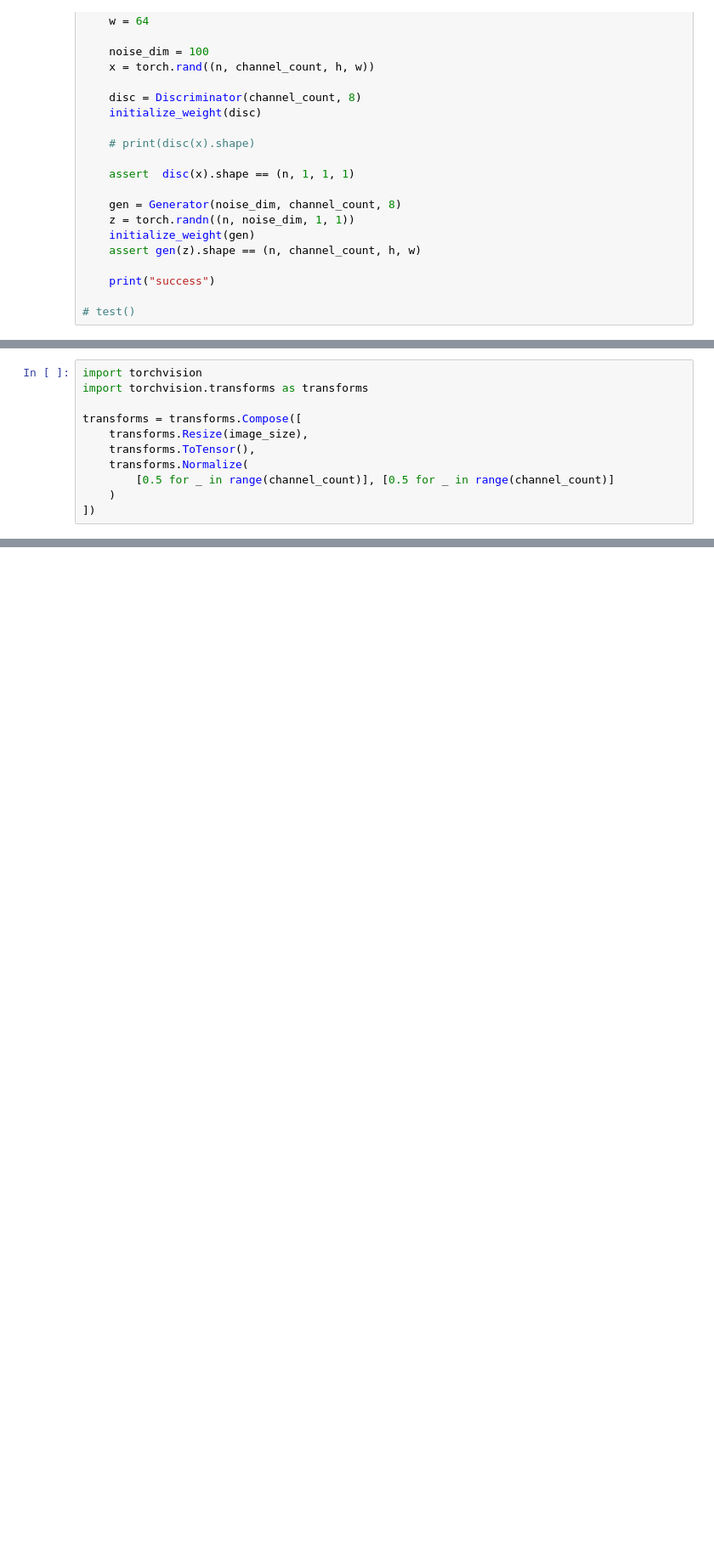
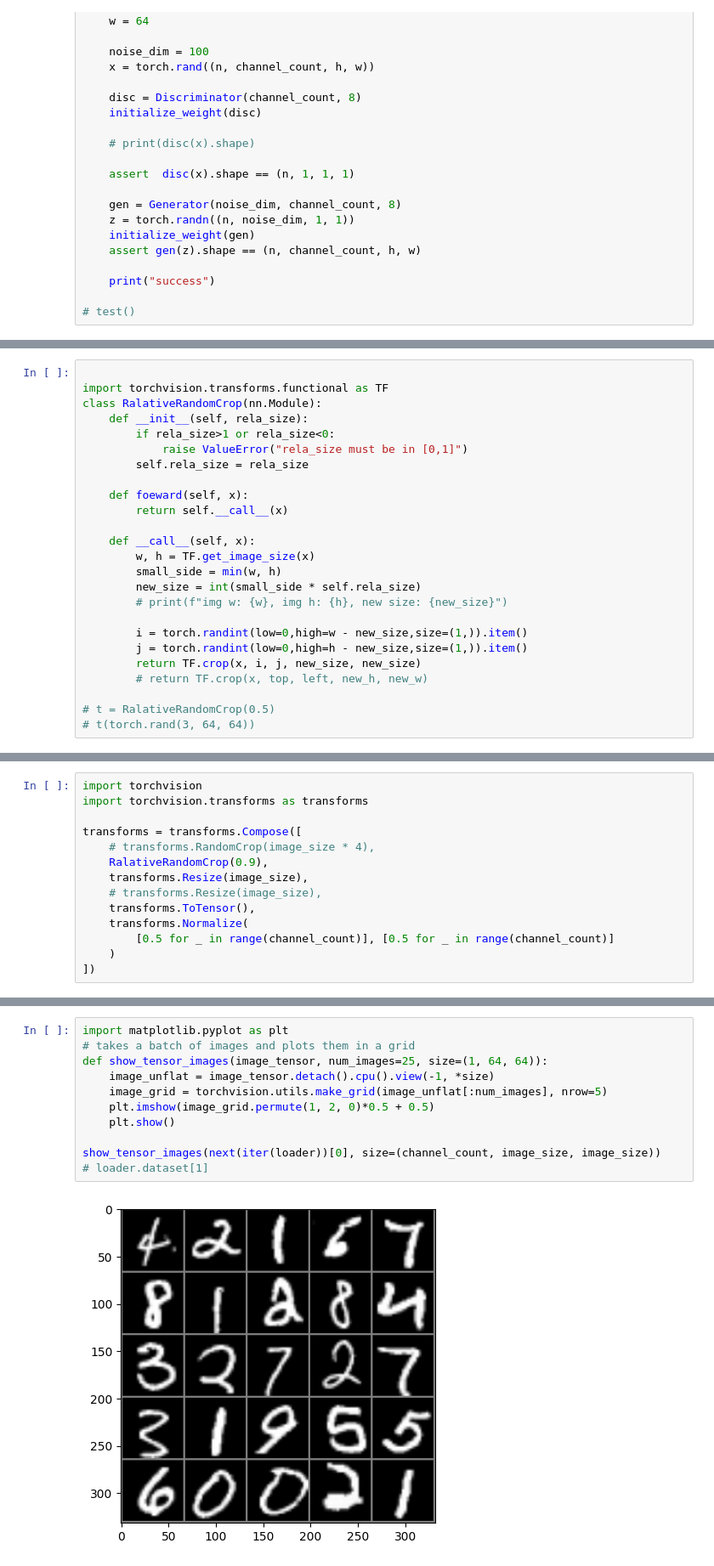
Before and after one commit to NaNnoda/NIMP, a Jupyter notebook: DCGAN.ipynb, the cells around one changed output, grey strips where cells are left out. Shown at 85% size. Cells and saved outputs as stored; diff of their text form; blank space fills up the shorter version.

```diff
--- a/DCGAN.ipynb
+++ b/DCGAN.ipynb
@@ -133,3 +135,28 @@ def test():
+# %%
+
+import torchvision.transforms.functional as TF
+class RalativeRandomCrop(nn.Module):
+    def __init__(self, rela_size):
+        if rela_size>1 or rela_size<0:
+            raise ValueError("rela_size must be in [0,1]")
+        self.rela_size = rela_size
+
+    def foeward(self, x):
+        return self.__call__(x)
+
+    def __call__(self, x):
+        w, h = TF.get_image_size(x)
+        small_side = min(w, h)
+        new_size = int(small_side * self.rela_size)
+        # print(f"img w: {w}, img h: {h}, new size: {new_size}")
+
+        i = torch.randint(low=0,high=w - new_size,size=(1,)).item()
+        j = torch.randint(low=0,high=h - new_size,size=(1,)).item()
+        return TF.crop(x, i, j, new_size, new_size)
+        # return TF.crop(x, top, left, new_h, new_w)
+
+# t = RalativeRandomCrop(0.5)
+# t(torch.rand(3, 64, 64))
 # %%
 device = torch.device("cuda" if torch.cuda.is_available() else "cpu")
 
@@ -146,7 +174,10 @@ import torchvision
 import torchvision.transforms as transforms
 
 transforms = transforms.Compose([
+    # transforms.RandomCrop(image_size * 4),
+    RalativeRandomCrop(0.9),
     transforms.Resize(image_size),
+    # transforms.Resize(image_size),
     transforms.ToTensor(),
     transforms.Normalize(
         [0.5 for _ in range(channel_count)], [0.5 for _ in range(channel_count)]
@@ -155 +203,14 @@ transforms = transforms.Compose([
+# %%
+import matplotlib.pyplot as plt
+# takes a batch of images and plots them in a grid
+def show_tensor_images(image_tensor, num_images=25, size=(1, 64, 64)):
+    image_unflat = image_tensor.detach().cpu().view(-1, *size)
+    image_grid = torchvision.utils.make_grid(image_unflat[:num_images], nrow=5)
+    plt.imshow(image_grid.permute(1, 2, 0)*0.5 + 0.5)
+    plt.show()
+
+show_tensor_images(next(iter(loader))[0], size=(channel_count, image_size, image_size))
+# loader.dataset[1]
+# %% [output]
+[figure, added]
 # %%
```
Also changed, not shown: parts of 13 cells of this notebook.
